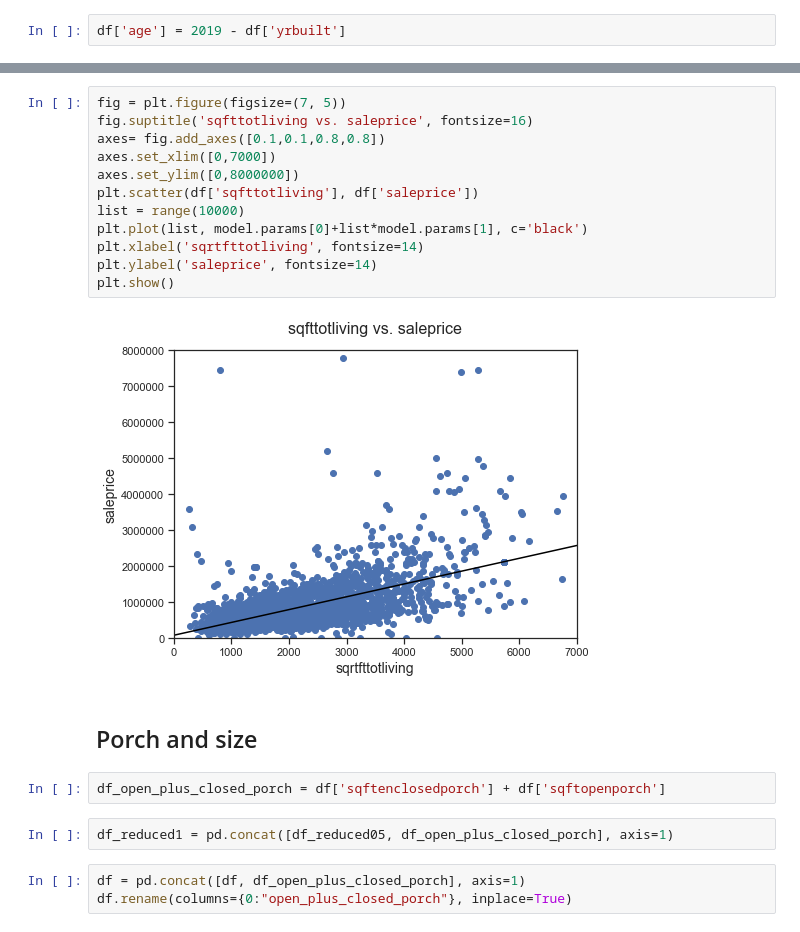
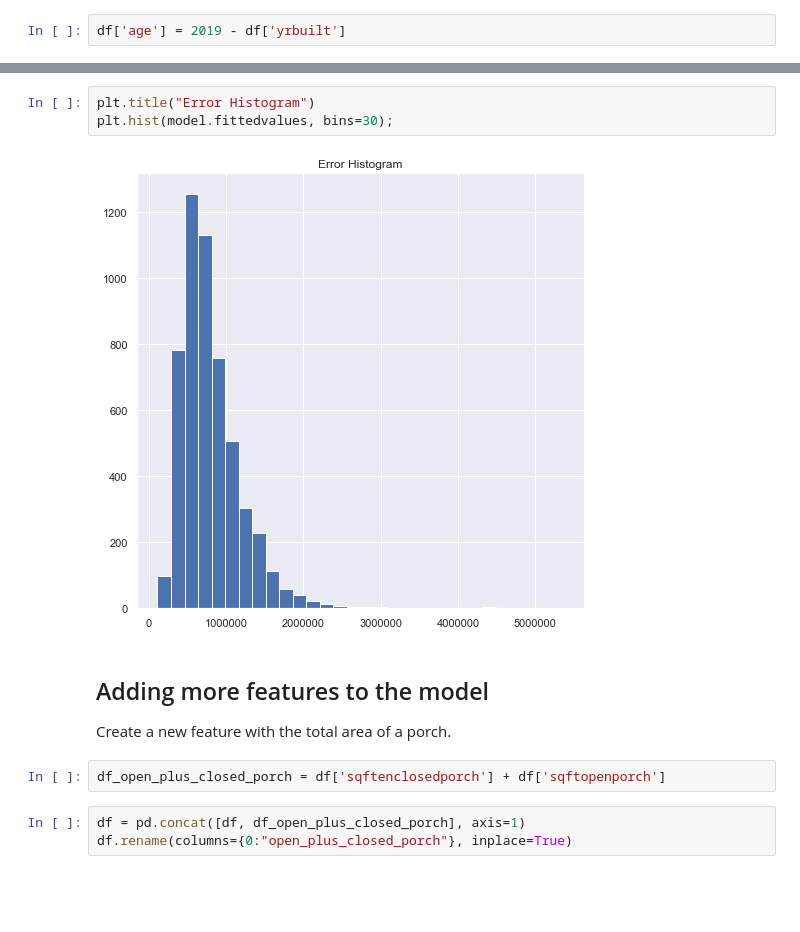
Before and after one commit to karenkathryn/housing_prices_project, a Jupyter notebook: sandbox.ipynb, the cells around one changed output, grey strips where cells are left out. Cells and saved outputs as stored; diff of their text form; blank space fills up the shorter version.

```diff
--- a/sandbox.ipynb
+++ b/sandbox.ipynb
@@ -143,23 +79,13 @@ plt.show()
-# %%
-fig = plt.figure(figsize=(7, 5))
-fig.suptitle('sqfttotliving vs. saleprice', fontsize=16)
-axes= fig.add_axes([0.1,0.1,0.8,0.8])
-axes.set_xlim([0,7000])
-axes.set_ylim([0,8000000])
-plt.scatter(df['sqfttotliving'], df['saleprice'])
-list = range(10000)
-plt.plot(list, model.params[0]+list*model.params[1], c='black')
-plt.xlabel('sqrtfttotliving', fontsize=14)
-plt.ylabel('saleprice', fontsize=14)
-plt.show()
-# %% [output]
-[figure, removed]
-# %% [markdown]
-## Porch and size
+# %%
+plt.title("Error Histogram")
+plt.hist(model.fittedvalues, bins=30);
+# %% [output]
+[figure, added]
+# %% [markdown]
+## Adding more features to the model
+Create a new feature with the total area of a porch.
 # %%
 df_open_plus_closed_porch = df['sqftenclosedporch'] + df['sqftopenporch']
-# %%
-df_reduced1 = pd.concat([df_reduced05, df_open_plus_closed_porch], axis=1)
 # %%
 df = pd.concat([df, df_open_plus_closed_porch], axis=1)
 df.rename(columns={0:"open_plus_closed_porch"}, inplace=True)
```
Also changed, not shown: parts of 35 cells of this notebook.
